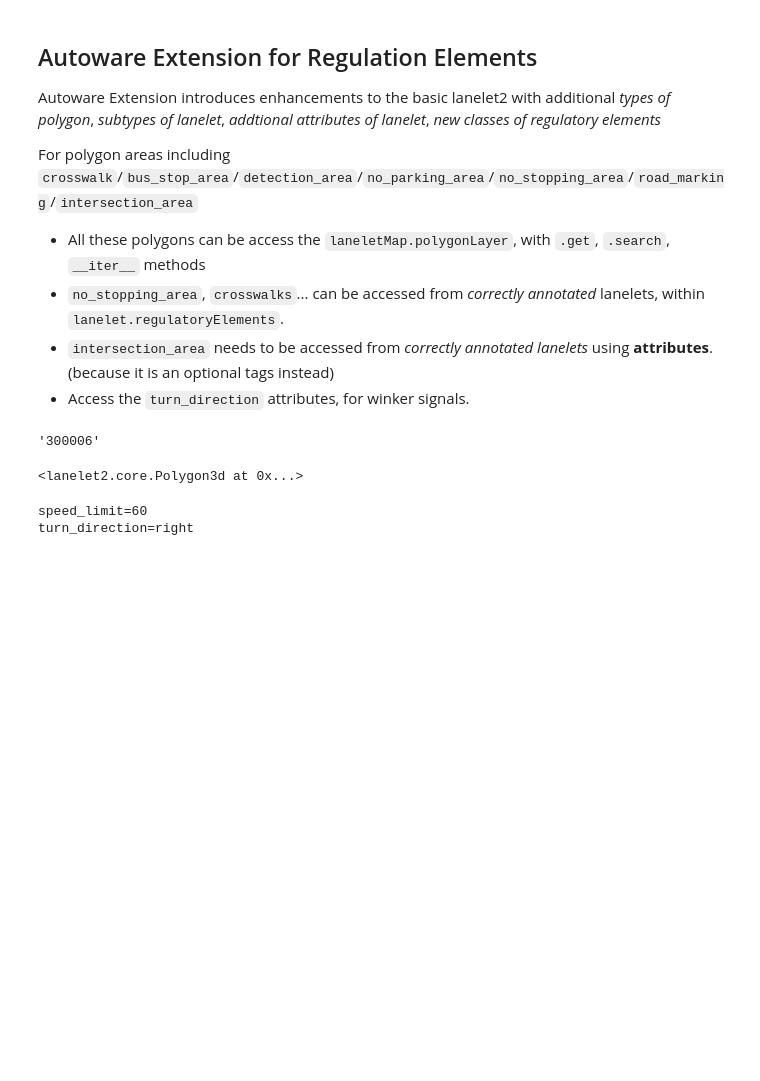
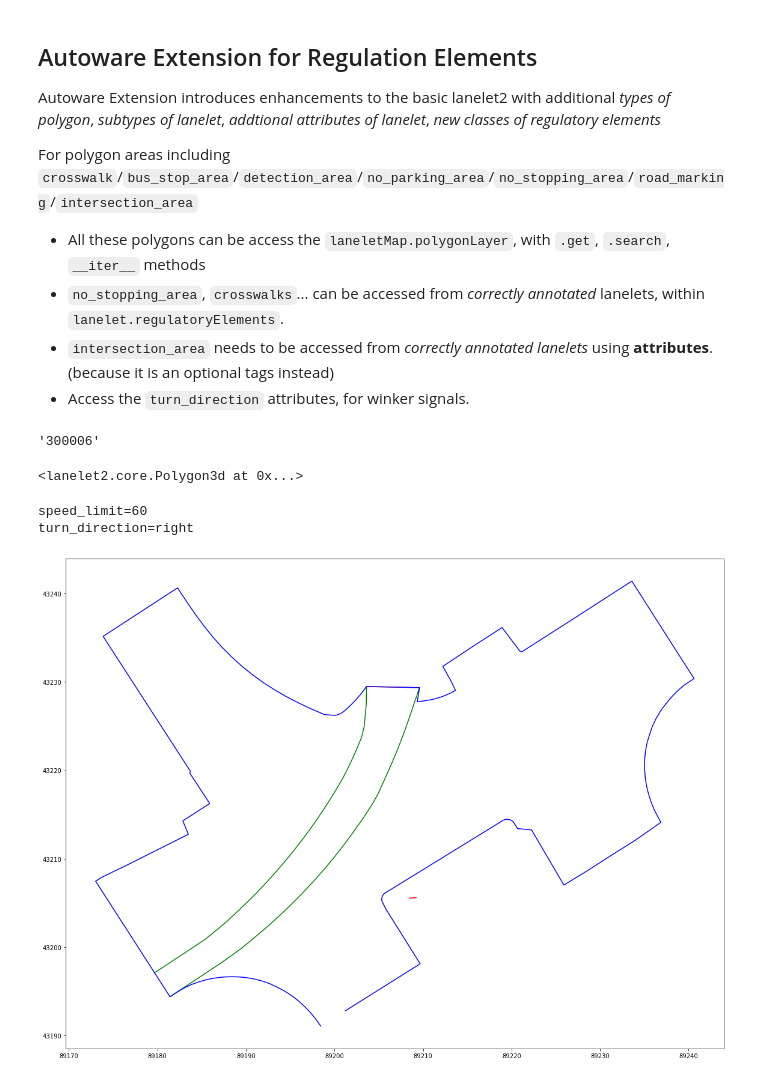
Before and after one commit to tier4/lanelet2_python_api_for_autoware, a Jupyter notebook: RegulationElements.ipynb, the cells around one changed output. Cells and saved outputs as stored; diff of their text form; code cells hidden in the pictures; blank space fills up the shorter version.

```diff
--- a/RegulationElements.ipynb
+++ b/RegulationElements.ipynb
@@ -134,27 +135,27 @@ polygon
 # %% [output]
 <lanelet2.core.Polygon3d at 0x...>
 # %%
-%matplotlib qt
 traffic_light_location = odaiba_map.regulatoryElementLayer.get(lanelet1017.regulatoryElements[0].id).lightBulbs()[0]
 stop_line = lanelet1017.regulatoryElements[0].stopLine
 
 import matplotlib.pyplot as plt
 def plot_linestring(linestring, ax:plt.Axes, color, linestyle, **kwargs):
     xs = [pt.x for pt in linestring]
     ys = [pt.y for pt in linestring]
     ax.plot(xs, ys, color=color, linestyle=linestyle, **kwargs)
 
-fig, ax = plt.subplots()
+fig, ax = plt.subplots(figsize=(20, 15))
 plot_linestring(lanelet1017.leftBound, ax, "green", "-")
 plot_linestring(lanelet1017.rightBound, ax, "green", "-")
 plot_linestring(traffic_light_location, ax, "red", "-")
 plot_linestring(stop_line, ax, "red", "-")
 plot_linestring(polygon, ax, "blue", "-")
 
 ax.set_aspect('equal')
 
 print(f"speed_limit={get_speed_limit(lanelet1017)}")
 print(f"turn_direction={get_turn_direction(lanelet1017)}")
 # %% [output]
 speed_limit=60
 turn_direction=right
+[figure, added]
```
Also changed, not shown: parts of 2 cells of this notebook, 1 other file.
